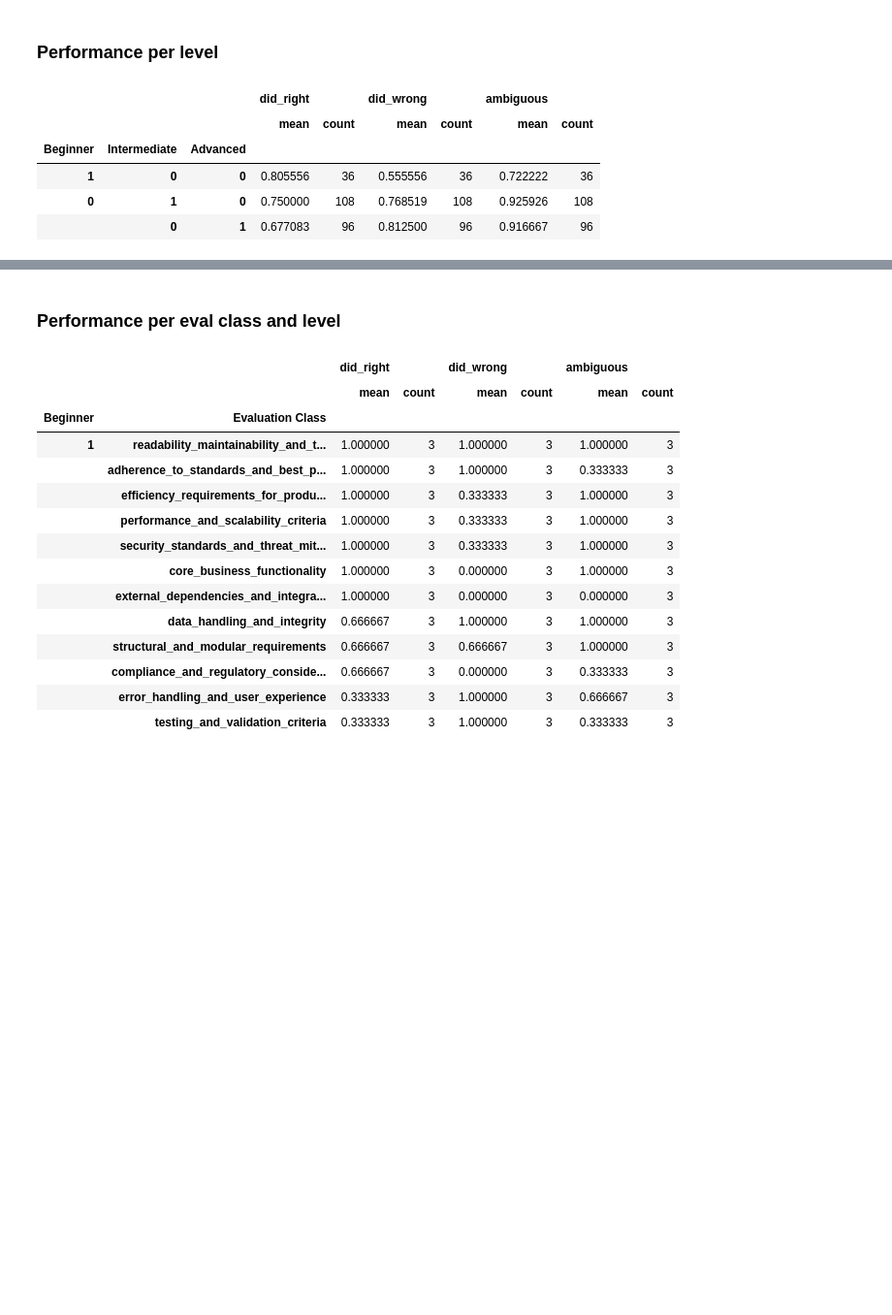
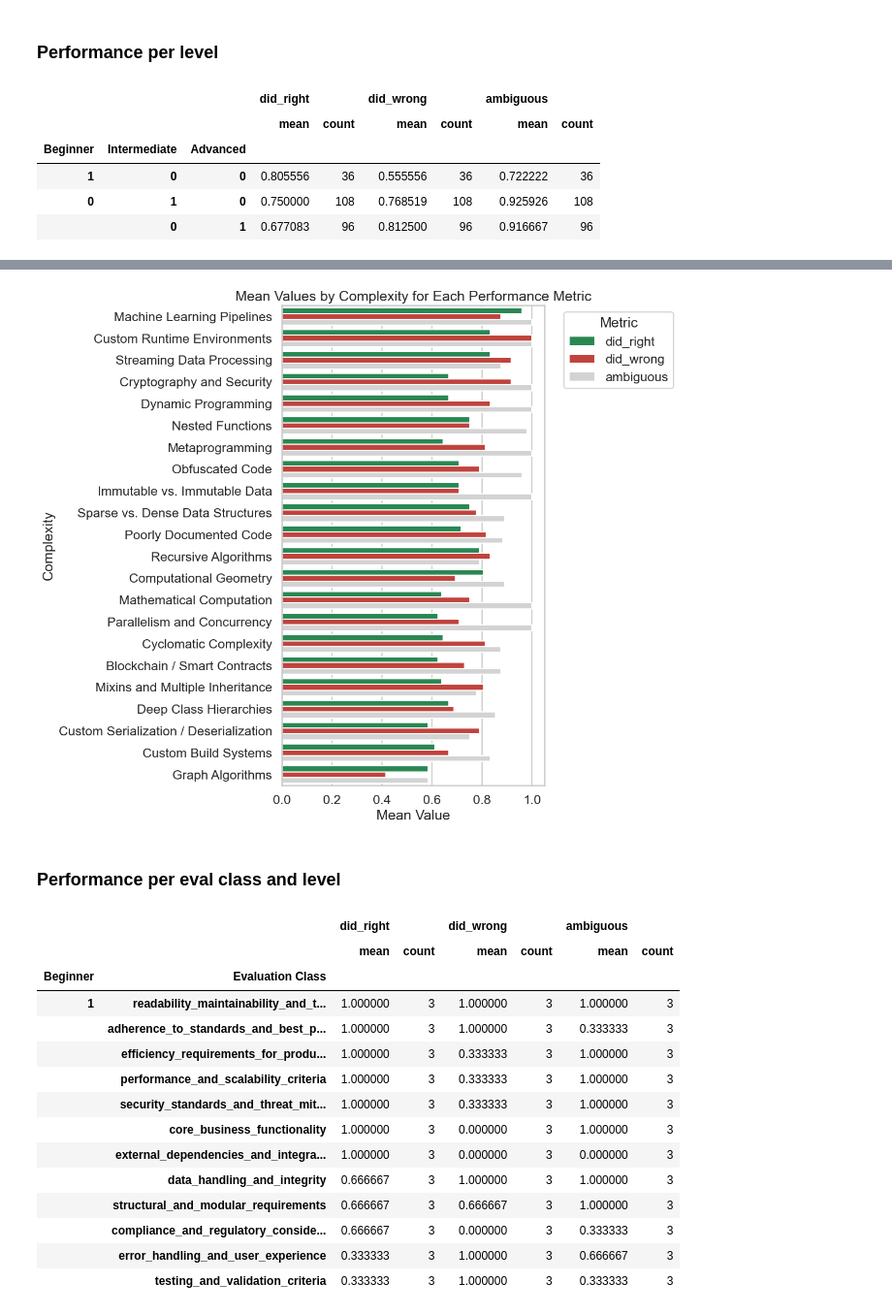
Before and after one commit to push-to-prod-ai/push-to-prod, a Jupyter notebook: syntropy-app/eda-notebook.ipynb, the cells around one changed output, grey strips where cells are left out. Shown at 97% size. Cells and saved outputs as stored; diff of their text form; code cells hidden in the pictures; blank space fills up the shorter version.

```diff
--- a/syntropy-app/eda-notebook.ipynb
+++ b/syntropy-app/eda-notebook.ipynb
@@ -2080,3 +2262,77 @@ subjective_analyses_df[levels + performance_metrics
+# %%
+complexity_dfs = []
+
+for complexity in complexities:
+    curr_complexity_df = subjective_analyses_df[subjective_analyses_df[complexity]==1]
+    grouped_curr_complexity_df = (curr_complexity_df[
+            [complexity] + performance_metrics
+            ].groupby(
+                by= [complexity]
+            ).agg(
+                ['mean', 'count'])
+           .sort_values(by=[('did_right', 'mean'), ('did_wrong', 'mean'), ('ambiguous', 'mean')], ascending=False)
+           )
+
+    grouped_curr_complexity_df = grouped_curr_complexity_df.reset_index(drop=True)
+    grouped_curr_complexity_df['Complexity'] = complexity
+
+    complexity_dfs.append(grouped_curr_complexity_df)
+# %%
+
+
+# Convert the list to a DataFrame
+df = pd.DataFrame(pd.concat(complexity_dfs).to_dict(orient='records'))
+
+# Select only the "mean" performance columns and the Complexity column.
+# Identify performance columns where the second element is 'mean' (and not the Complexity column).
+perf_mean_cols = [col for col in df.columns if col[1] == 'mean' and col[0] != 'Complexity']
+
+# Create a new DataFrame containing only the Complexity and performance means
+df_mean = df[[('Complexity', '')] + perf_mean_cols].copy()
+df_mean = df_mean.rename(columns={('Complexity', ''): 'Complexity'})
+
+# Compute an overall average of the performance metrics (for ordering)
+df_mean['avg'] = df_mean[perf_mean_cols].mean(axis=1)
+
+# Determine the order of Complexity (largest overall average first)
+order = df_mean.sort_values('avg', ascending=False)['Complexity'].tolist()
+
+# Melt the DataFrame to long format for plotting
+df_long = pd.melt(df_mean.drop(columns='avg'),
+                  id_vars=['Complexity'],
+                  value_vars=perf_mean_cols,
+                  var_name='Metric',
+                  value_name='Mean Value')
+# Simplify the Metric column from tuple to string (e.g. 'did_right', etc.)
+df_long['Metric'] = df_long['Metric'].apply(lambda x: x[0])
+
+# Define the metric order (if desired)
+metric_order = ['did_right', 'did_wrong', 'ambiguous']
+
+# Define a custom palette (using your preferred colors)
+cmap = plt.get_cmap('RdYlGn')
+custom_palette = [cmap(0.9), cmap(0.1), 'lightgray']
+
+# Plot the horizontal grouped bar chart
+sns.set(style="whitegrid", context="talk")
+plt.figure(figsize=(12, 10))
+ax = sns.barplot(
+    data=df_long,
+    x="Mean Value",
+    y="Complexity",
+    hue="Metric",
+    order=order,
+    hue_order=metric_order,
+    palette=custom_palette
+)
+ax.set_title("Mean Values by Complexity for Each Performance Metric")
+ax.set_xlabel("Mean Value")
+ax.set_ylabel("Complexity")
+plt.legend(title="Metric", bbox_to_anchor=(1.05, 1), loc='upper left')
+plt.tight_layout()
+plt.show()
+# %% [output]
+[figure, added]
 # %% [markdown]
 ### Performance per eval class and level
 # %%
```
Also changed, not shown: parts of 10 cells of this notebook, 2 other files.
